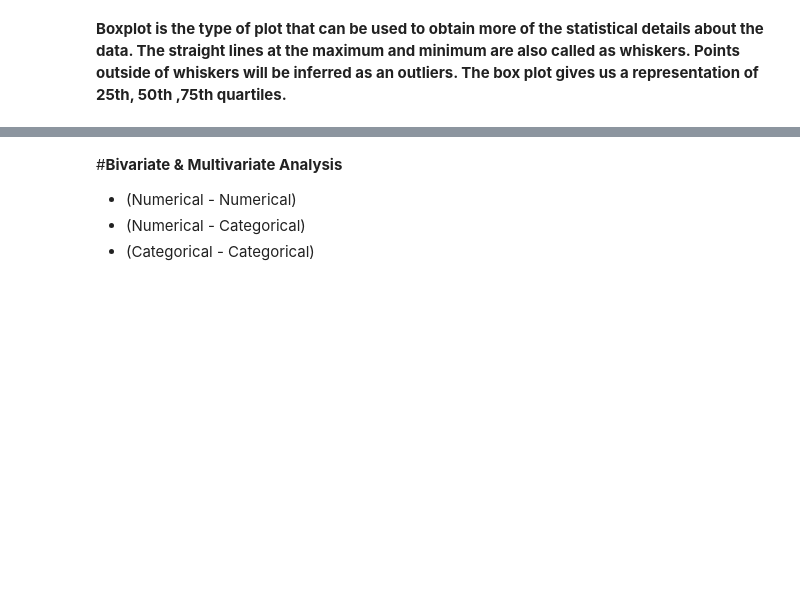
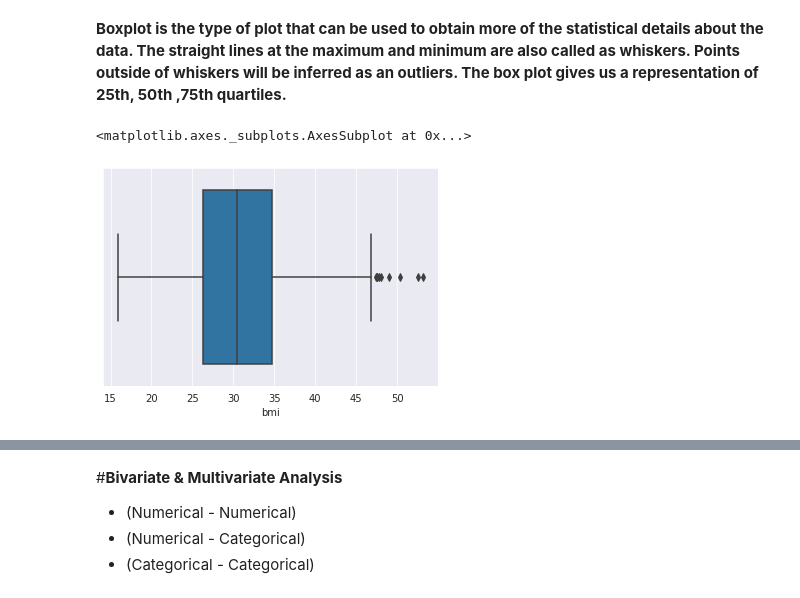
Before and after one commit to AasthaRS/FJP-DS, a Jupyter notebook: Assignment3_Data_Visualization.ipynb, the cells around one changed output, grey strips where cells are left out. Cells and saved outputs as stored; diff of their text form; code cells hidden in the pictures; blank space fills up the shorter version.

```diff
--- a/Assignment3_Data_Visualization.ipynb
+++ b/Assignment3_Data_Visualization.ipynb
@@ -179,4 +177,7 @@ using distplot on numerical feature we can see the distribution of the data.
 # %% [markdown]
 **Boxplot is the type of plot that can be used to obtain more of the statistical details about the data. The straight lines at the maximum and minimum are also called as whiskers. Points outside of whiskers will be inferred as an outliers. The box plot gives us a representation of 25th, 50th ,75th quartiles.**
 # %%
-???.boxplot(df['???'])
+sns.boxplot(df['bmi'])
+# %% [output]
+<matplotlib.axes._subplots.AxesSubplot at 0x...>
+[figure, added]
```
Also changed, not shown: parts of 51 cells of this notebook.
